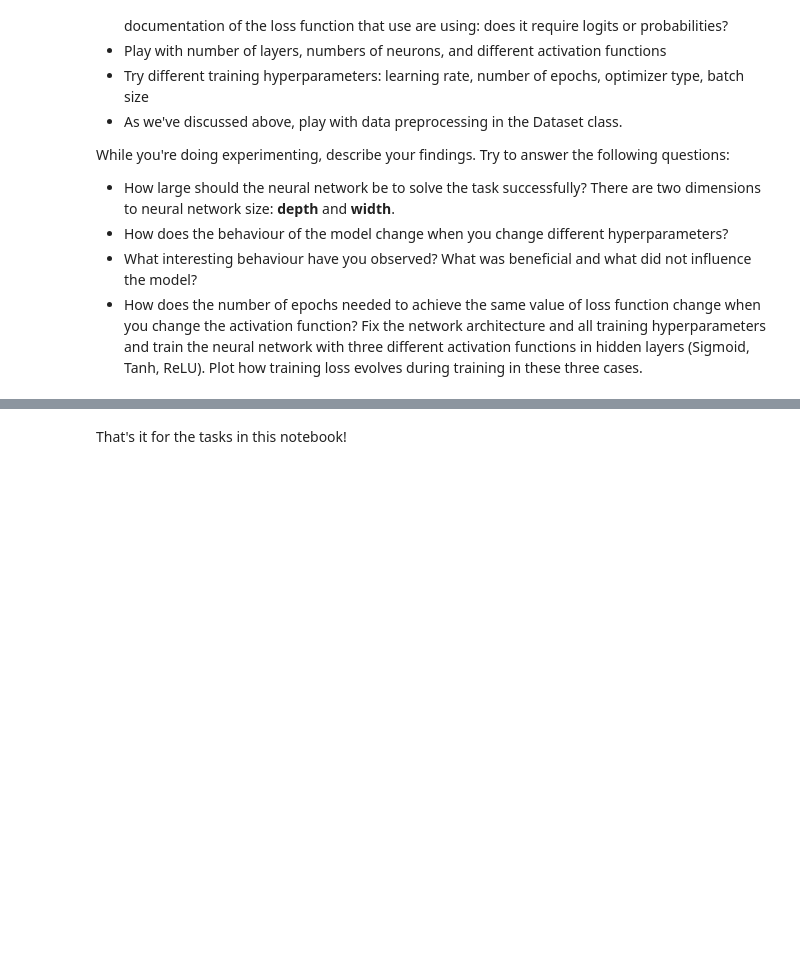
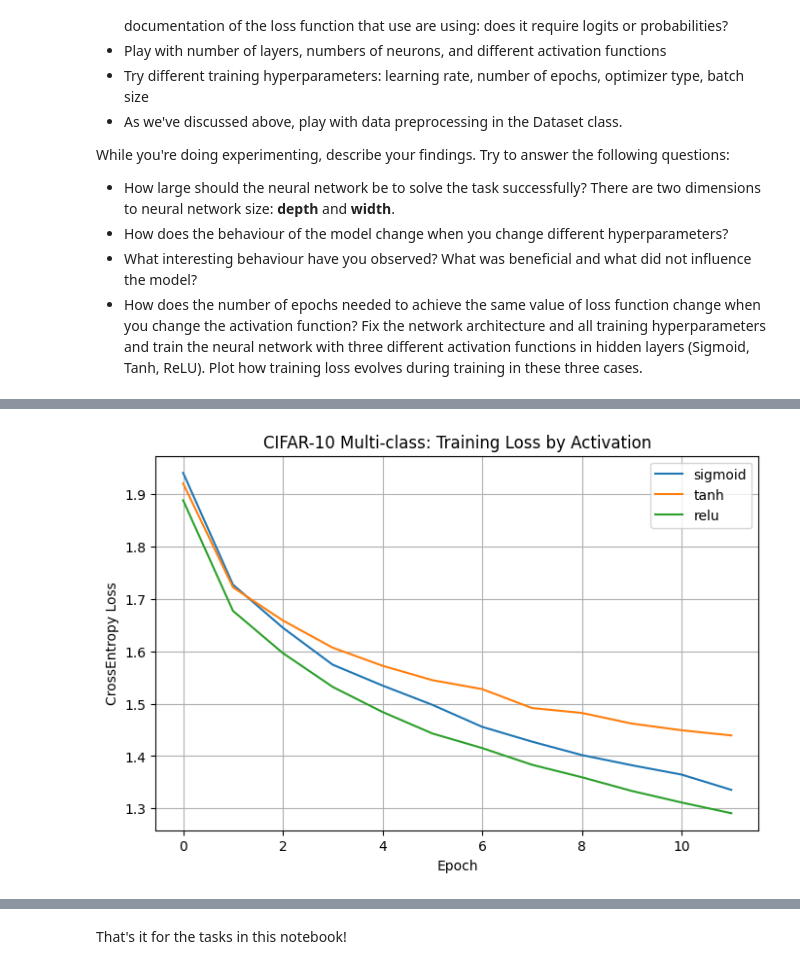
Before and after one commit to aymanapatel/nebius-assignments, a Jupyter notebook: module1/assignment2/homework_CIFAR10.ipynb, the cells around one changed output, grey strips where cells are left out. Cells and saved outputs as stored; diff of their text form; code cells hidden in the pictures; blank space fills up the shorter version.

```diff
--- a/module1/assignment2/homework_CIFAR10.ipynb
+++ b/module1/assignment2/homework_CIFAR10.ipynb
@@ -525,7 +755,7 @@ class Net(nn.Module):
 # %% [markdown]
 And create a network:
 # %%
-net = Net()
+multi_class_net = Net()
 # %% [markdown]
 ### Task 3.2 Define a train function
 # %% [markdown]
@@ -570,28 +821,31 @@ def evaluate(model, loader, criterion):
     y_pred_list = []
     y_true_list = []
 
+    model.eval()
+
     for X_batch, y_batch in loader:
+        X_batch = X_batch.float()
+        y_batch = y_batch.long()
 
         # this disables gradient computations to save time and memory
         # we don't need gradients on test data
         with torch.no_grad():
             # getting our model's predictions on current batch
-            y_pred = # YOUR CODE HERE
+            y_pred = model(X_batch)
 
             # calculate loss function
-            loss = # YOUR CODE HERE
+            loss = criterion(y_pred, y_batch)
             losses.append(loss.item())
 
-
         # convert outputs of your network into class number
-        y_pred = # YOUR CODE HERE
+        y_pred = torch.argmax(y_pred, dim=1).tolist()
 
         # save for accuracy calculation
         y_pred_list.extend(y_pred)
         y_true_list.extend(y_batch.tolist())
 
     # calculate accuracy score based on y_pred_list and y_true_list
-    accuracy = # YOUR CODE HERE
+    accuracy = np.mean(np.array(y_pred_list) == np.array(y_true_list))
 
     return np.mean(losses), accuracy
 # %% [markdown]
@@ -616,0 +869,41 @@ While you're doing experimenting, describe your findings. Try to answer the foll
+# %%
+# Train/evaluate multi-class model target > 0.53
+
+test_loader = torch.utils.data.DataLoader(cifar_test_dataset, batch_size=256, shuffle=False)
+
+multi_test_loss, multi_test_acc = evaluate(NN, test_loader, criterion)
+print(f"Multi-class tuned model -> loss: {multi_test_loss:.4f}, acc: {multi_test_acc:.4f}")
+
+# Activation comparison on fixed architecture
+activation_histories_mc = {}
+activation_metrics_mc = {}
+for act in ['sigmoid', 'tanh', 'relu']:
+    mc_model = Net(hidden_sizes=(512, 256), activation=act, use_batchnorm=False, dropout=0.0)
+    mc_optimizer = torch.optim.AdamW(mc_model.parameters(), lr=1e-3, weight_decay=1e-4)
+    mc_criterion = torch.nn.CrossEntropyLoss()
+
+    mc_model = train(mc_model, train_loader, mc_criterion, mc_optimizer, 12)
+    mc_loss, mc_acc = evaluate(mc_model, test_loader, mc_criterion)
+
+    activation_histories_mc[act] = mc_model.loss_history
+    activation_metrics_mc[act] = (mc_loss, mc_acc)
+
+plt.figure(figsize=(8, 5))
+for act in ['sigmoid', 'tanh', 'relu']:
+    plt.plot(activation_histories_mc[act], label=act)
+plt.title('CIFAR-10 Multi-class: Training Loss by Activation')
+plt.xlabel('Epoch')
+plt.ylabel('CrossEntropy Loss')
+plt.legend()
+plt.grid(True)
+plt.show()
+
+print('Activation comparison (multi-class):')
+for act, (loss_act, acc_act) in activation_metrics_mc.items():
+    print(f"  {act:7s} -> loss: {loss_act:.4f}, acc: {acc_act:.4f}")
+
+multiclass_metrics = {
+    'best': {'loss': multi_test_loss, 'acc': multi_test_acc},
+    'activation': activation_metrics_mc,
+}
+# %% [output]
@@ -616,0 +911 @@ While you're doing experimenting, describe your findings. Try to answer the foll
+[figure, added]
```
Also changed, not shown: parts of 26 cells of this notebook.
